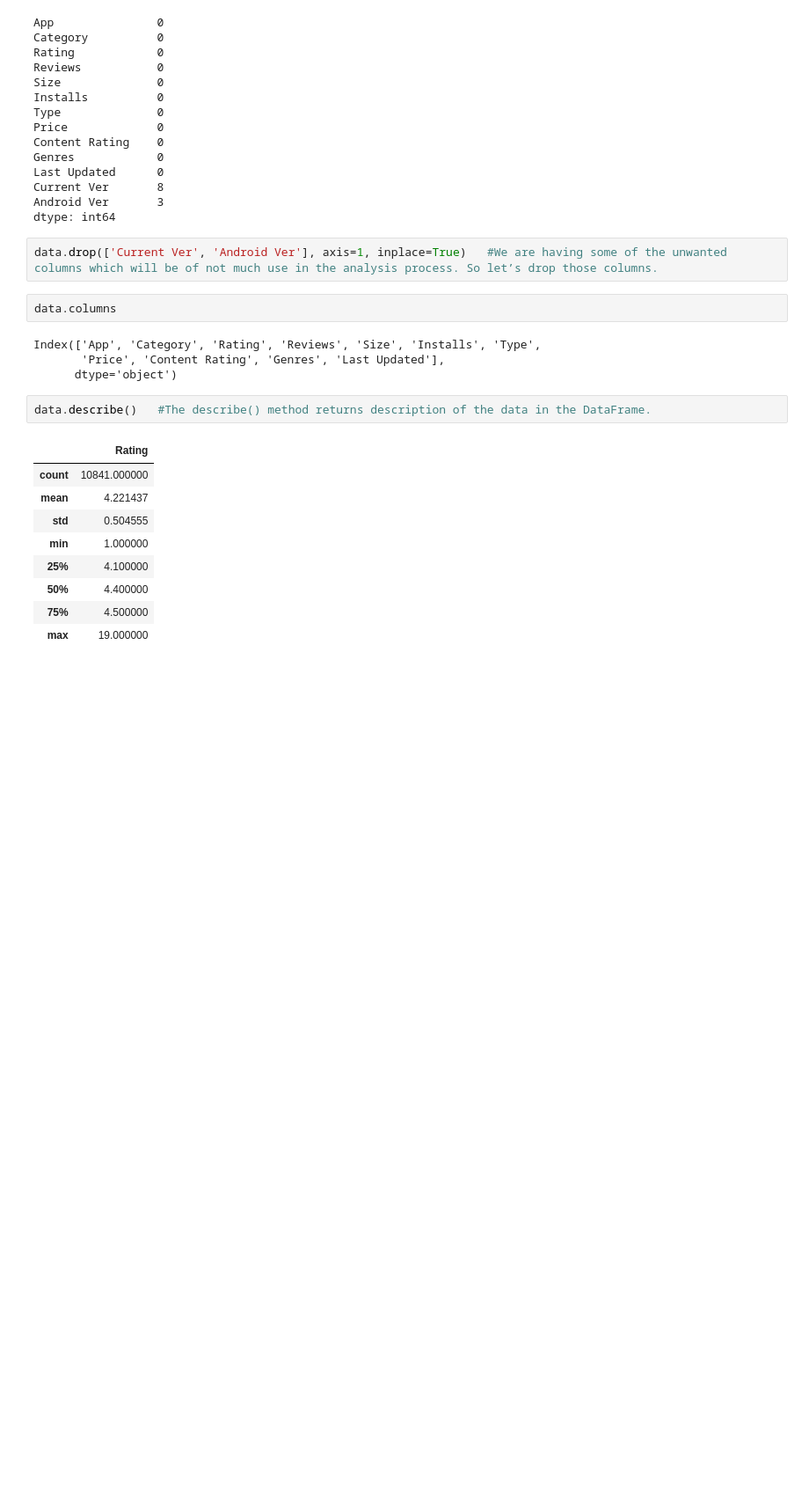
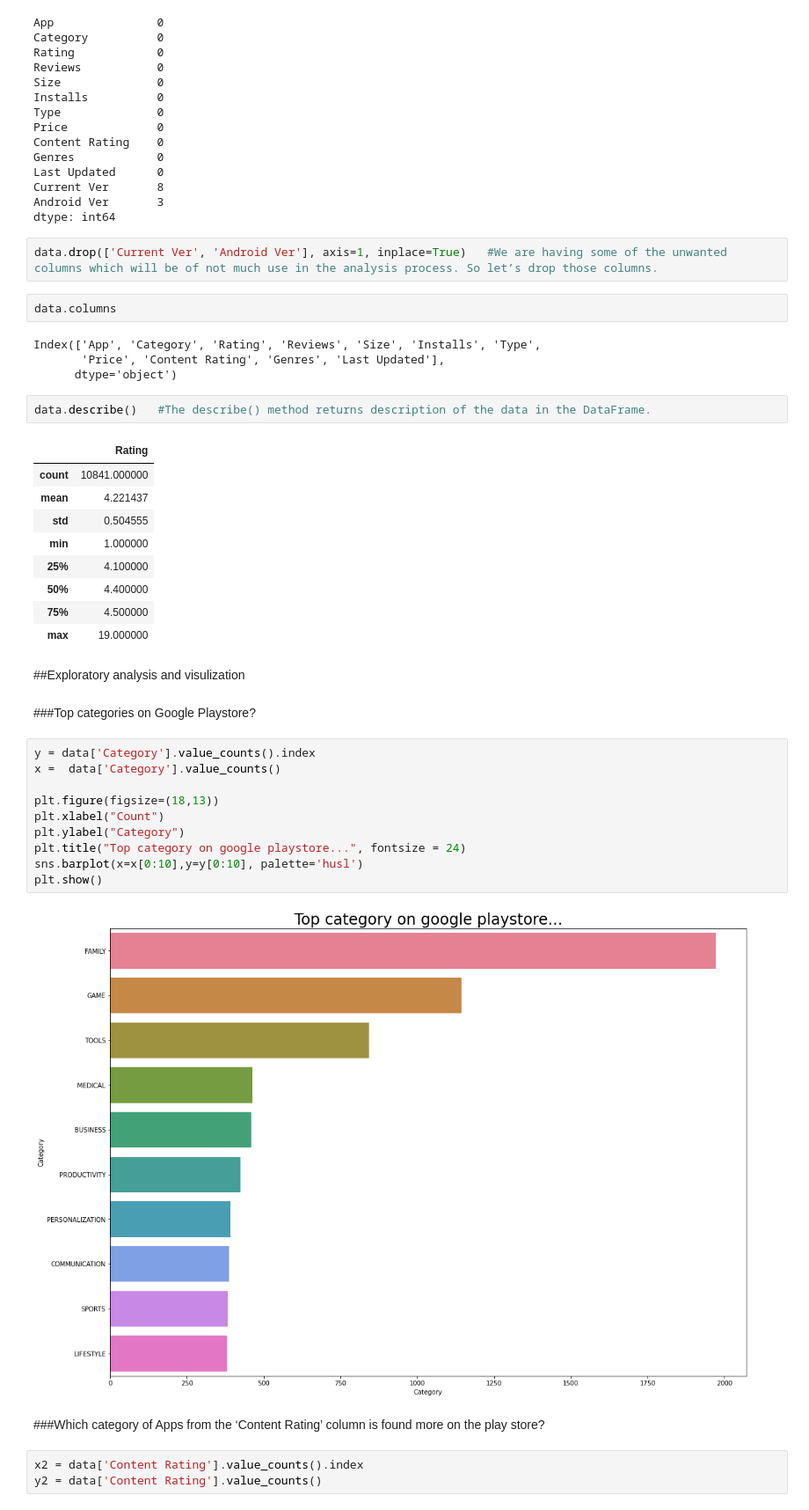
Before and after one commit to Amankr351/Play-Store-Review-Analysis, a Jupyter notebook: Aman_EDA_Project.ipynb, the cells around one changed output. Shown: that part at 88% size. Cells and saved outputs as stored; diff of their text form; blank space fills up the shorter version.

```diff
--- a/Aman_EDA_Project.ipynb
+++ b/Aman_EDA_Project.ipynb
@@ -111,3 +111,24 @@ data.describe()   #The describe() method returns description of the data in the
 | 50% | 4.400000 |
 | 75% | 4.500000 |
 | max | 19.000000 |
+# %% [markdown]
+##Exploratory analysis and visulization
+# %% [markdown]
+###Top categories on Google Playstore?
+# %%
+y = data['Category'].value_counts().index
+x =  data['Category'].value_counts()
+
+plt.figure(figsize=(18,13))
+plt.xlabel("Count")
+plt.ylabel("Category")
+plt.title("Top category on google playstore...", fontsize = 24)
+sns.barplot(x=x[0:10],y=y[0:10], palette='husl')
+plt.show()
+# %% [output]
+[figure, added]
+# %% [markdown]
+###Which category of Apps from the ‘Content Rating’ column is found more on the play store?
+# %%
+x2 = data['Content Rating'].value_counts().index
+y2 = data['Content Rating'].value_counts()
```
Also changed, not shown: parts of 4 cells of this notebook.
